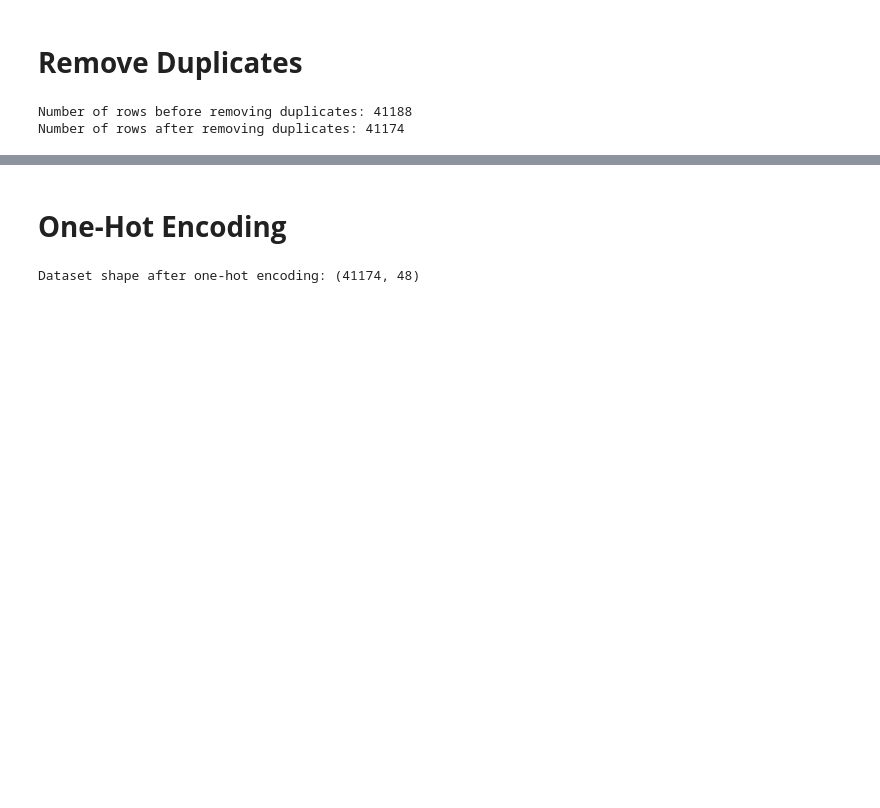
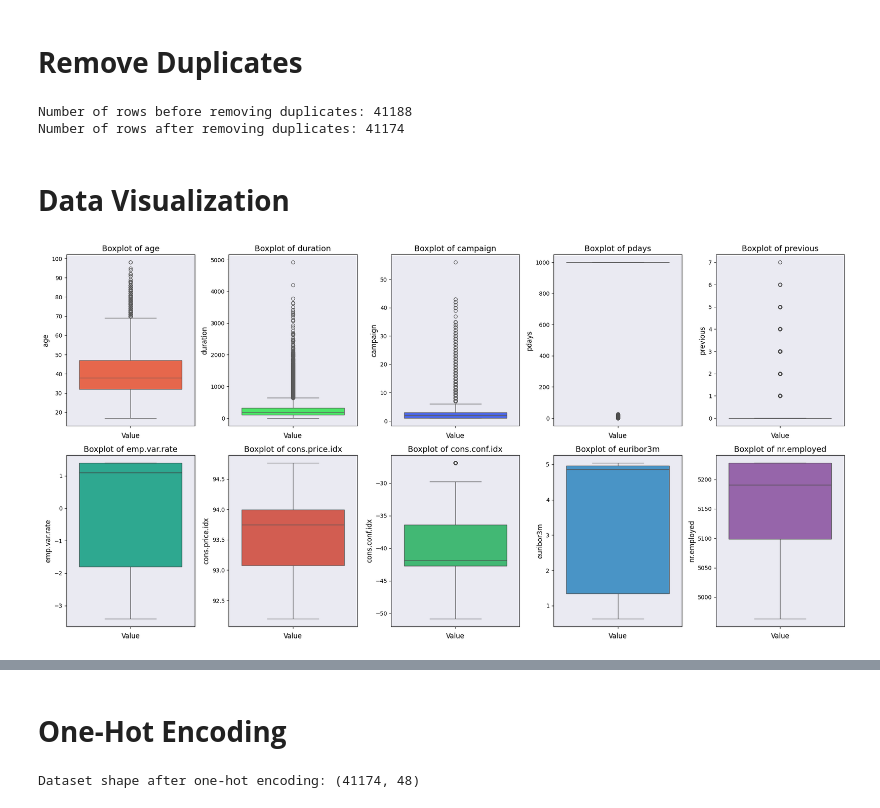
Before and after one commit to mathu3004/Bank_Marketing_MachineLearning_CW, a Jupyter notebook: Bank_Marketing_CM2604.ipynb, the cells around one changed output, grey strips where cells are left out. Cells and saved outputs as stored; diff of their text form; code cells hidden in the pictures; blank space fills up the shorter version.

```diff
--- a/Bank_Marketing_CM2604.ipynb
+++ b/Bank_Marketing_CM2604.ipynb
@@ -234,3 +338,44 @@ print(f"Number of rows after removing duplicates: {data.shape[0]}")
 # %% [output]
 Number of rows before removing duplicates: 41188
 Number of rows after removing duplicates: 41174
+# %% [markdown]
+# **Data Visualization**
+# %%
+#Box-Plot for Numerical Variables
+# Define a new list of colors for the boxplots
+box_colors = ['#FF5733', '#33FF57', '#3357FF', '#F1C40F', '#8E44AD',
+              '#1ABC9C', '#E74C3C', '#2ECC71', '#3498DB', '#9B59B6']
+
+# Define a background color
+background_color = '#eaeaf2'
+
+# Number of columns in each row
+plots_per_row = 5
+
+# Total number of plots
+total_plots = len(numerical_data.columns)
+
+# Calculate number of rows needed
+rows = math.ceil(total_plots / plots_per_row)
+
+# Create subplots
+fig, axes = plt.subplots(rows, plots_per_row, figsize=(20, 5 * rows))
+axes = axes.flatten()  # Flatten axes for easy indexing
+
+# Iterate over numerical columns and create boxplots
+for i, col in enumerate(numerical_data.columns):
+    sns.boxplot(data=numerical_data, y=col, ax=axes[i], color=box_colors[i % len(box_colors)])  # Cycle colors
+    axes[i].set_title(f"Boxplot of {col}", fontsize=14)
+    axes[i].set_facecolor(background_color)  # Set background color
+    axes[i].set_ylabel(col, fontsize=12)
+    axes[i].set_xlabel("Value", fontsize=12)
+
+# Remove empty subplots
+for j in range(len(numerical_data.columns), len(axes)):
+    fig.delaxes(axes[j])
+
+# Adjust layout
+plt.tight_layout()
+plt.show()
+# %% [output]
+[figure, added]
```
Also changed, not shown: parts of 14 cells of this notebook.
